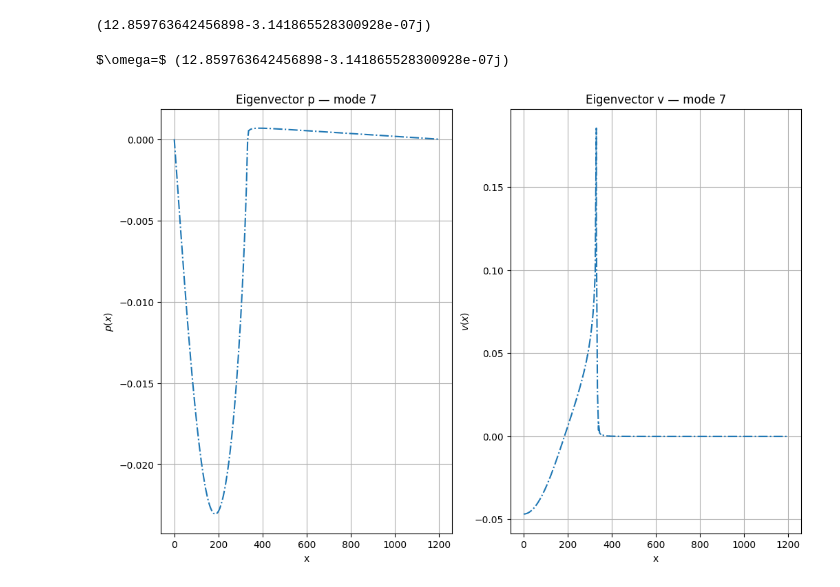
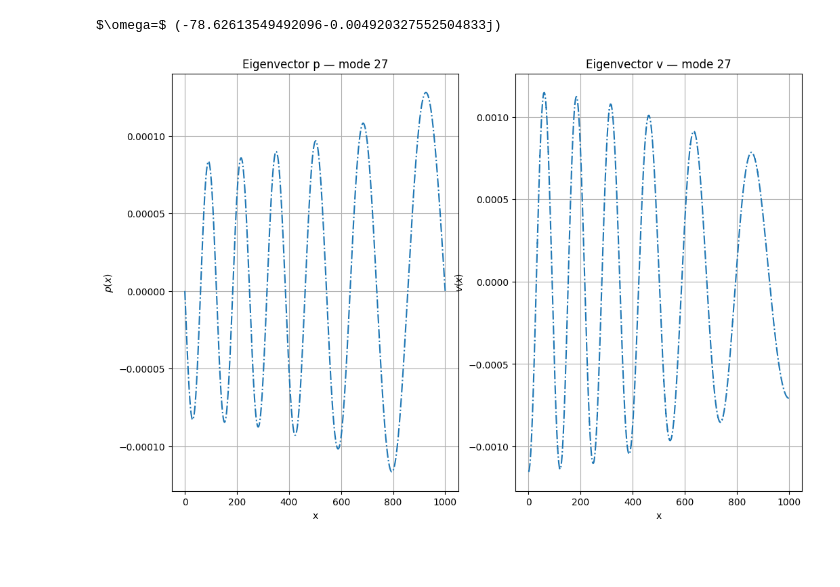
Before and after one commit to sararecondo/HPR-1D, a Jupyter notebook: 1D-Figure-09.ipynb, the cells around one changed output. Drawn from its saved outputs; the diff is of its cells as text; code cells hidden in the pictures; blank space fills up the shorter version.

```diff
--- a/1D-Figure-09.ipynb
+++ b/1D-Figure-09.ipynb
@@ -322,38 +443,33 @@ plt.show()
 # %%
-n=6
+n=26
 nn=n+1
-eigs[n]
+
+fig, axes = plt.subplots(1, 2, figsize=(12,8))
+# --- p, modo 3 ---
+ax = axes[0]
+
+x_num_3, y_num_3 = get_function_plot_data(p[n])
+
+
+ax.plot(x_num_3, np.real(y_num_3), label="singular", linestyle="-.")
+ax.set_xlabel("x")
+ax.set_ylabel("$p(x)$")
+ax.set_title(f"Eigenvector p — mode {nn}")
+ax.grid(True)
+
+# --- v, modo 3 ---
+ax = axes[1]
+
+x_num_3, y_num_3 = get_function_plot_data(v[n])
+
+
+ax.plot(x_num_3, np.real(y_num_3), label="singular", linestyle="-.")
+ax.set_xlabel("x")
+ax.set_ylabel("$v(x)$")
+ax.set_title(f"Eigenvector v — mode {nn}")
+ax.grid(True)
+
+print("$\omega=$",eigs[n])
 # %% [output]
-(12.859763642456898-3.141865528300928e-07j)
+$\omega=$ (-78.62613549492096-0.004920327552504833j)
+[figure, added]
-# %%
-fig, axes = plt.subplots(1, 2, figsize=(12,8))
-# --- p, modo 3 ---
-ax = axes[0]
-
-x_num_3, y_num_3 = get_function_plot_data(p[n])
-
-
-ax.plot(x_num_3, np.real(y_num_3), label="singular", linestyle="-.")
-ax.set_xlabel("x")
-ax.set_ylabel("$p(x)$")
-ax.set_title(f"Eigenvector p — mode {nn}")
-ax.grid(True)
-# ax.legend()
-
-# --- v, modo 3 ---
-ax = axes[1]
-
-x_num_3, y_num_3 = get_function_plot_data(v[n])
-
-
-ax.plot(x_num_3, np.real(y_num_3), label="singular", linestyle="-.")
-ax.set_xlabel("x")
-ax.set_ylabel("$v(x)$")
-ax.set_title(f"Eigenvector v — mode {nn}")
-ax.grid(True)
-# ax.legend()
-
-print("$\omega=$",eigs[n])
-# %% [output]
-$\omega=$ (12.859763642456898-3.141865528300928e-07j)
-[figure, removed]
```
Also changed, not shown: parts of 8 cells of this notebook, 8 other files.
